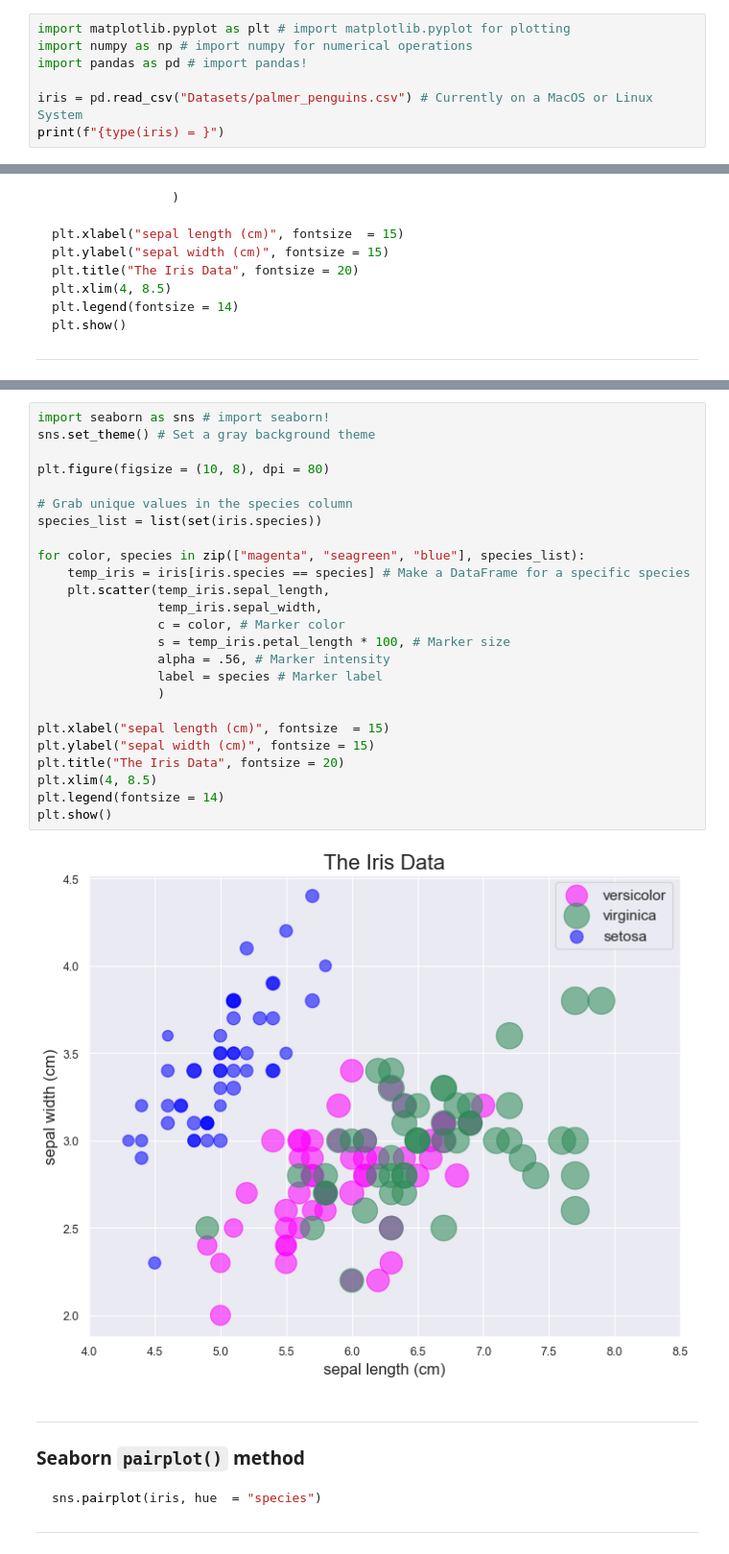
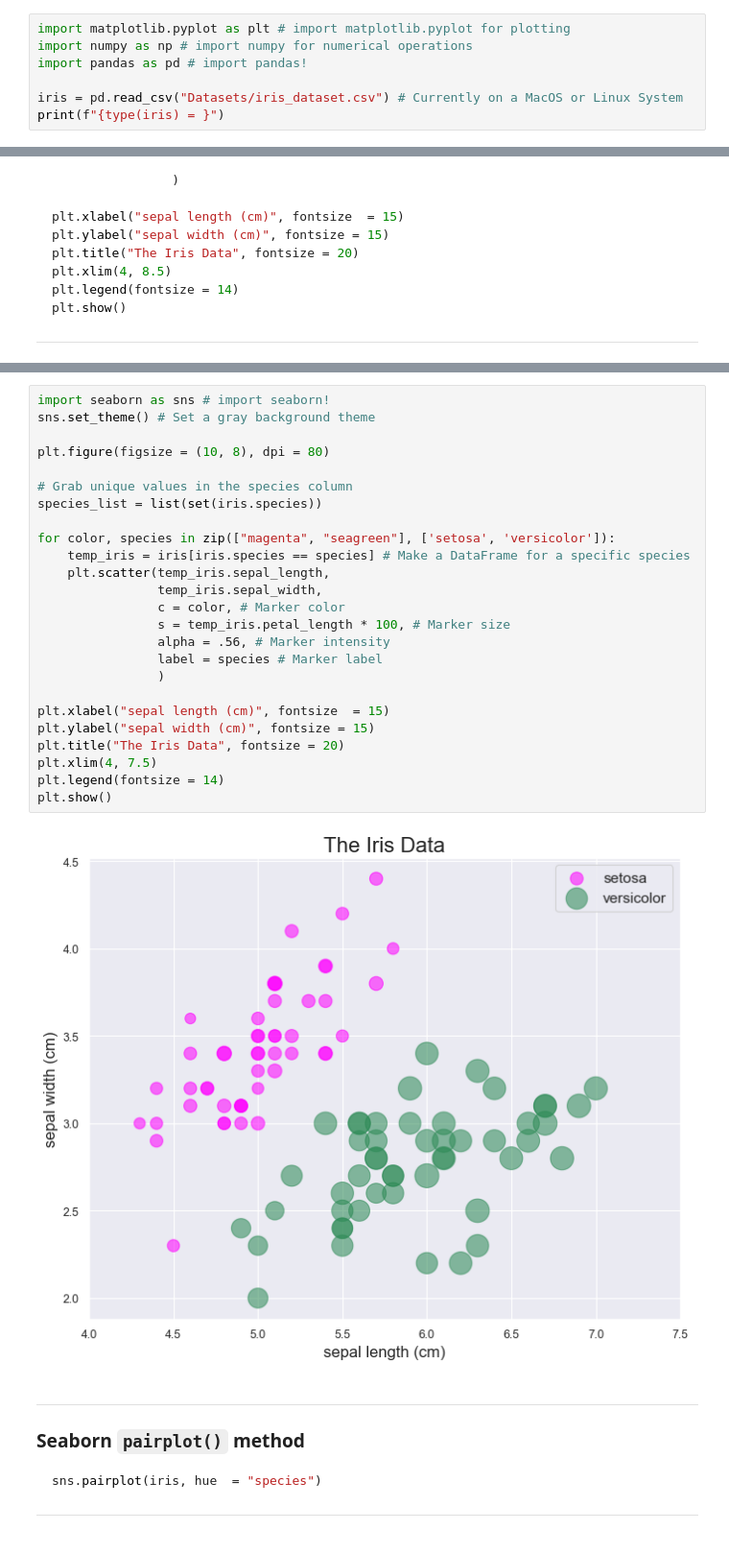
Before and after one commit to RandyRDavila/Data_Science_and_Machine_Learning_Spring_2022, a Jupyter notebook: Lecture_2/Python_Part_9_Pandas.ipynb, the cells around one changed output, grey strips where cells are left out. Shown: that part at 96% size. Drawn from its saved outputs; the diff is of its cells as text.

```diff
--- a/Lecture_Two/Python_Part_9_Pandas.ipynb
+++ b/Lecture_2/Python_Part_9_Pandas.ipynb
@@ -31,7 +31,7 @@ import matplotlib.pyplot as plt # import matplotlib.pyplot for plotting
 import numpy as np # import numpy for numerical operations
 import pandas as pd # import pandas!
 
-iris = pd.read_csv("Datasets/palmer_penguins.csv") # Currently on a MacOS or Linux System
+iris = pd.read_csv("Datasets/iris_dataset.csv") # Currently on a MacOS or Linux System
 print(f"{type(iris) = }")
 # %% [output]
 type(iris) = <class 'pandas.core.frame.DataFrame'>
@@ -481,30 +484,30 @@ plt.show()
 # %%
 import seaborn as sns # import seaborn!
 sns.set_theme() # Set a gray background theme
 
 plt.figure(figsize = (10, 8), dpi = 80)
 
 # Grab unique values in the species column
 species_list = list(set(iris.species))
 
-for color, species in zip(["magenta", "seagreen", "blue"], species_list):
+for color, species in zip(["magenta", "seagreen"], ['setosa', 'versicolor']):
     temp_iris = iris[iris.species == species] # Make a DataFrame for a specific species
     plt.scatter(temp_iris.sepal_length,
                 temp_iris.sepal_width,
                 c = color, # Marker color
                 s = temp_iris.petal_length * 100, # Marker size
                 alpha = .56, # Marker intensity
                 label = species # Marker label
                 )
 
 plt.xlabel("sepal length (cm)", fontsize  = 15)
 plt.ylabel("sepal width (cm)", fontsize = 15)
 plt.title("The Iris Data", fontsize = 20)
-plt.xlim(4, 8.5)
+plt.xlim(4, 7.5)
 plt.legend(fontsize = 14)
 plt.show()
 # %% [output]
-[figure, old version]
+[figure, new version]
 # %% [markdown]
 ---
 
```
Also changed, not shown: parts of 2 cells of this notebook, 11 other files.
